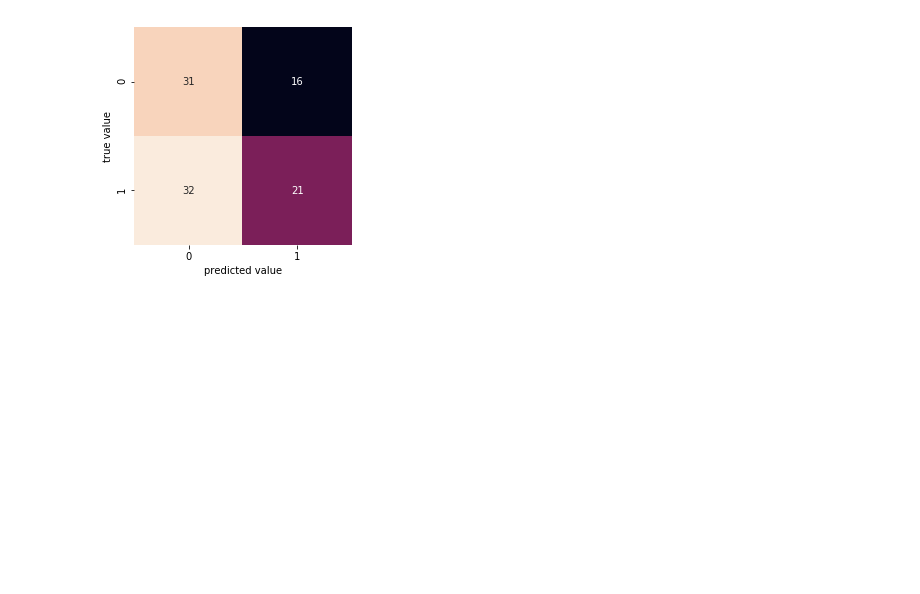
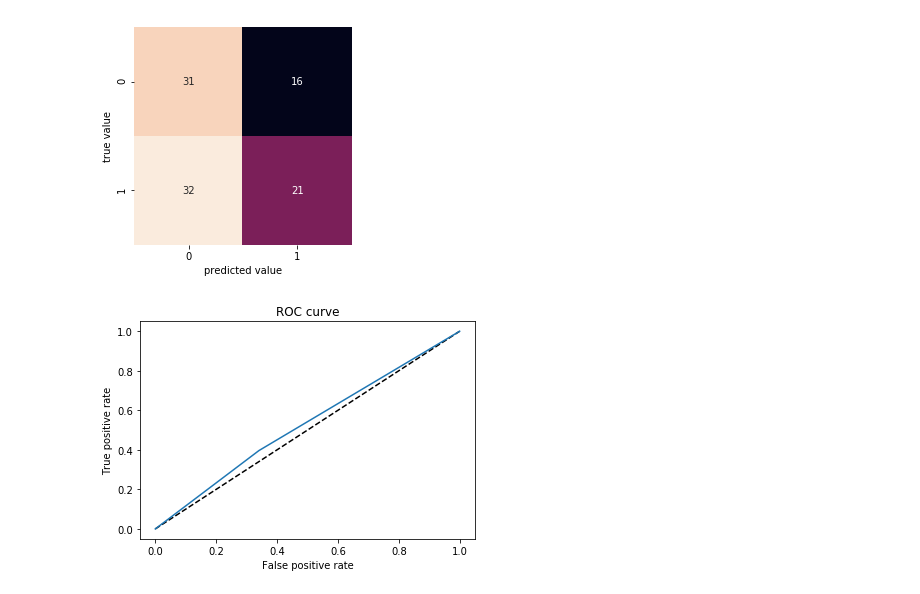
Before and after one commit to wanghaidong1972/predicttest, a Jupyter notebook: predict1.ipynb, the cells around one changed output. Cells and saved outputs as stored; diff of their text form; code cells hidden in the pictures; blank space fills up the shorter version.

Commit message:
added graph

```diff
--- a/predict1.ipynb
+++ b/predict1.ipynb
@@ -130,3 +130,17 @@ plt.xlabel('predicted value')
 plt.ylabel('true value');
 # %% [output]
 [figure]
+# %%
+from sklearn.metrics import roc_curve
+
+svc_f, svc_p, _ = roc_curve(y_target[-100:], y_model)
+# %%
+plt.figure(1)
+plt.plot([0, 1], [0, 1], 'k--')
+plt.plot(svc_f, svc_p, label='RT + LR')
+plt.xlabel('False positive rate')
+plt.ylabel('True positive rate')
+plt.title('ROC curve')
+plt.show()
+# %% [output]
+[figure, added]
```
Also changed, not shown: 2 other files.
